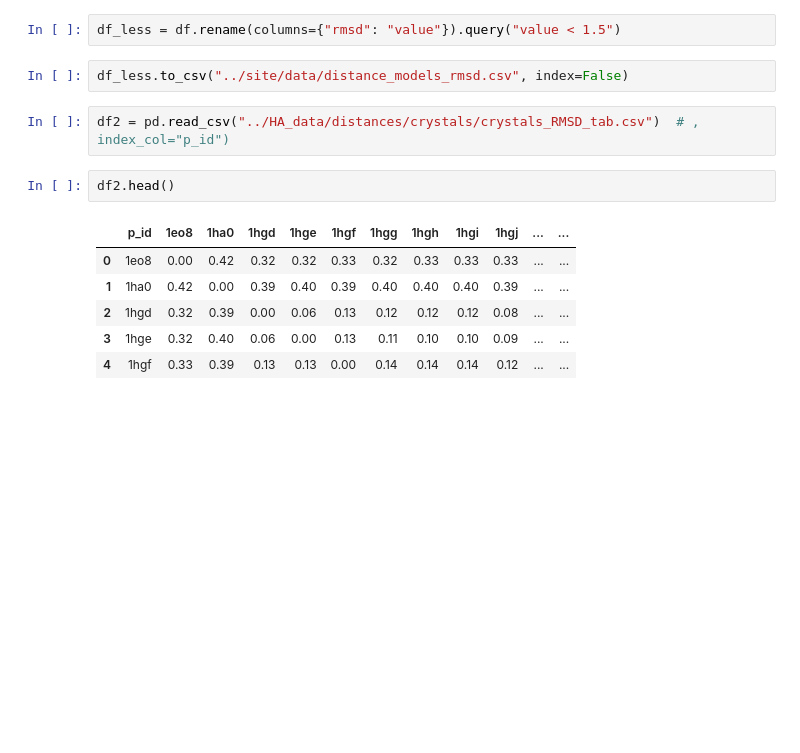
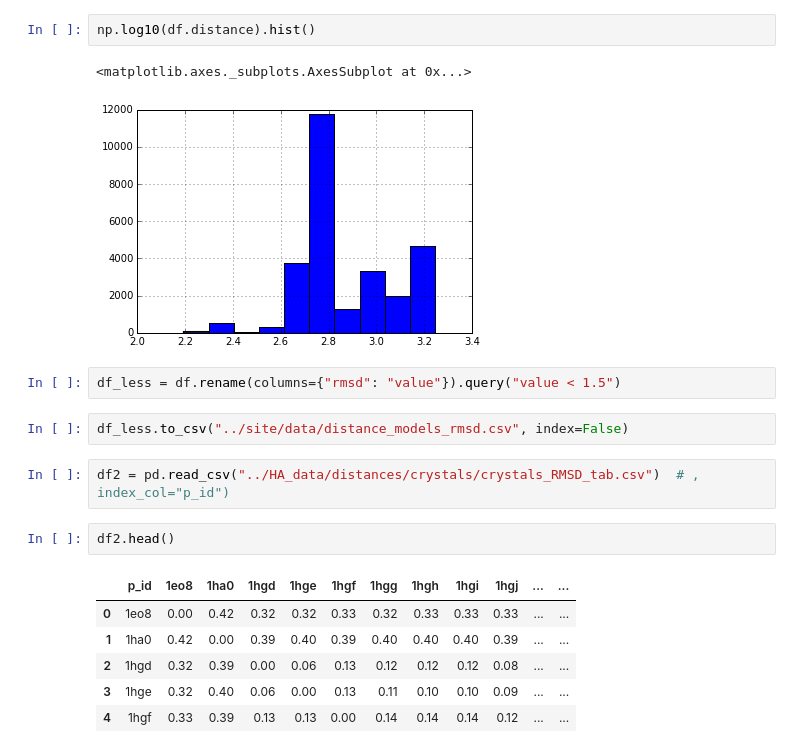
Before and after one commit to stared/bialkonet, a Jupyter notebook: ipy/6distance_lookup.ipynb, the cells around one changed output. Drawn from its saved outputs; the diff is of its cells as text; blank space fills up the shorter version.

```diff
--- a/ipy/6distance_lookup.ipynb
+++ b/ipy/6distance_lookup.ipynb
@@ -20,3 +33,8 @@ df.rmsd.hist()
+# %%
+np.log10(df.distance).hist()
+# %% [output]
+<matplotlib.axes._subplots.AxesSubplot at 0x...>
+[figure, added]
 # %%
 df_less = df.rename(columns={"rmsd": "value"}).query("value < 1.5")
 # %%
```
Also changed, not shown: parts of 7 cells of this notebook, 6 other files.
